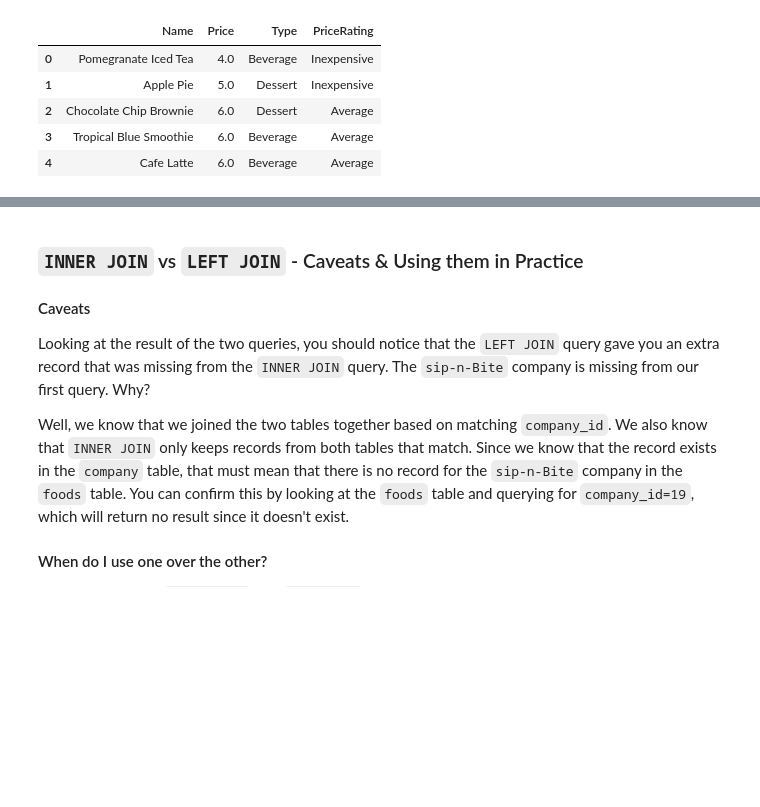
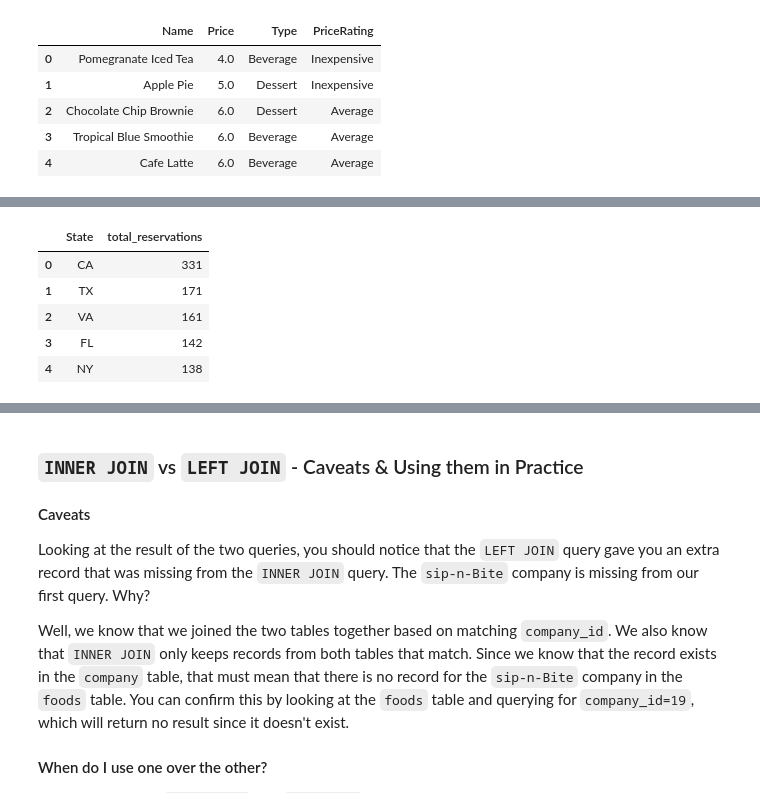
Before and after one commit to freestackinitiative/coop_sql_notebooks, a Jupyter notebook: COOP_SQL_102.ipynb, the cells around one changed output, grey strips where cells are left out. Cells and saved outputs as stored; diff of their text form; code cells hidden in the pictures; blank space fills up the shorter version.

```diff
--- a/COOP_SQL_102.ipynb
+++ b/COOP_SQL_102.ipynb
@@ -247,0 +285,17 @@ LIMIT 5
+# %%
+%%sql
+
+SELECT C.State, COUNT(R.ReservationID) AS total_reservations -- We are counting the number of reservations by each state
+FROM Reservations AS R -- The 'Reservations' table is on the "left-side" of the join. We give it an alias of 'R'
+INNER JOIN Customers AS C -- The 'Customers' table is on the "right-side" of the join. We give it an alias of 'C'
+ON R.CustomerID=C.CustomerID -- This is our constraint saying "Only give me the rows where the customer id in 'Orders' matches the id in 'Customers'"
+GROUP BY C.State -- We're summarizing our results by what state our customers are from
+ORDER BY total_reservations DESC -- Since we want to know which states have the most reservations, we order the counts from greatest to least
+LIMIT 5 -- We only want to see the 5 states with the most reservations, so we limit our results to the first 5 rows
+# %% [output]
+|  | State | total_reservations |
+| 0 | CA | 331 |
+| 1 | TX | 171 |
+| 2 | VA | 161 |
+| 3 | FL | 142 |
+| 4 | NY | 138 |
```
Also changed, not shown: parts of 6 cells of this notebook, 6 other files.
